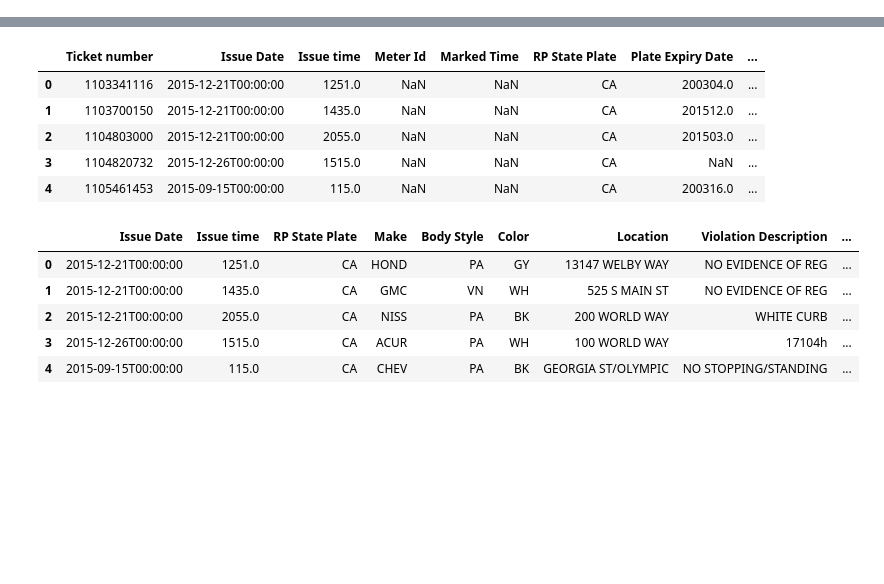
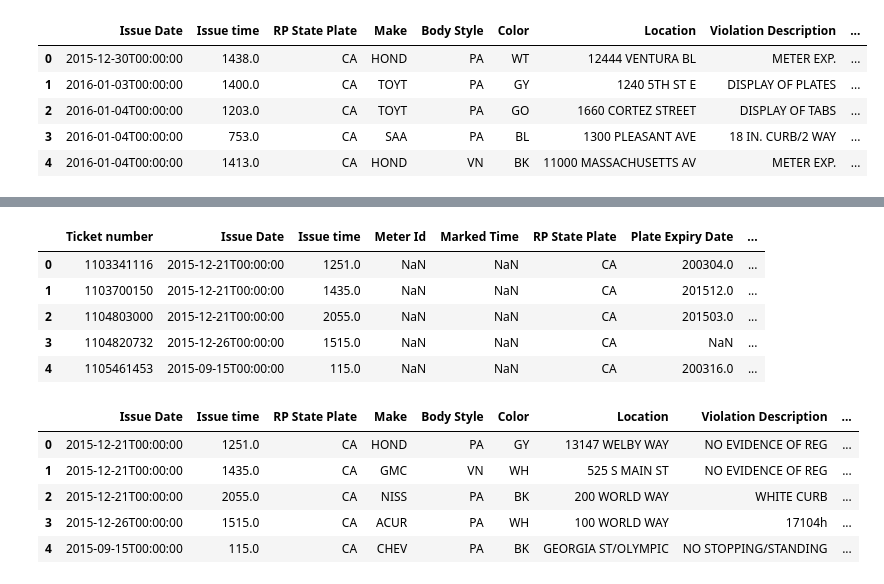
Before and after one commit to sdesai39/Project1, a Jupyter notebook: HWwork.ipynb, the cells around one changed output, grey strips where cells are left out. Saved outputs shown, nothing was run; the diff lists cells and outputs as text; code cells hidden in the pictures; blank space fills up the shorter version.

Commit message:
Hel's less angry work, plot time next

```diff
--- a/HWwork.ipynb
+++ b/HWwork.ipynb
@@ -0,0 +1,17 @@
+# %%
+import pandas as pd
+import numpy as np
+import datetime
+import matplotlib.pyplot as plt
+import matplotlib.image as mpimg
+import random
+import re
+
+random.seed(8)
+
+read_file = "parking-citations.csv"
+n = sum(1 for line in open(read_file)) - 1
+s = 1000
+skip = sorted(random.sample(range(1, n+1), n-s))
+file_df = pd.read_csv(read_file, skiprows=skip)
+file_df.head()
@@ -0,0 +25,12 @@
+# %%
+#DataFrame created from original information
+hwdf = file_df.drop(columns = ["Ticket number", "Meter Id", "Marked Time", "Plate Expiry Date", "VIN", "Route",
+                               "Agency", "Violation code"])
+hwdf.head()
+# %% [output]
+|  | Issue Date | Issue time | RP State Plate | Make | Body Style | Color | Location | Violation Description | ... |
+| 0 | 2015-12-30T00:00:00 | 1438.0 | CA | HOND | PA | WT | 12444 VENTURA BL | METER EXP. | ... |
+| 1 | 2016-01-03T00:00:00 | 1400.0 | CA | TOYT | PA | GY | 1240 5TH ST E | DISPLAY OF PLATES | ... |
+| 2 | 2016-01-04T00:00:00 | 1203.0 | CA | TOYT | PA | GO | 1660 CORTEZ STREET | DISPLAY OF TABS | ... |
+| 3 | 2016-01-04T00:00:00 | 753.0 | CA | SAA | PA | BL | 1300 PLEASANT AVE | 18 IN. CURB/2 WAY | ... |
+| 4 | 2016-01-04T00:00:00 | 1413.0 | CA | HOND | VN | BK | 11000 MASSACHUSETTS AV | METER EXP. | ... |
```
Also changed, not shown: parts of 5 cells of this notebook.
